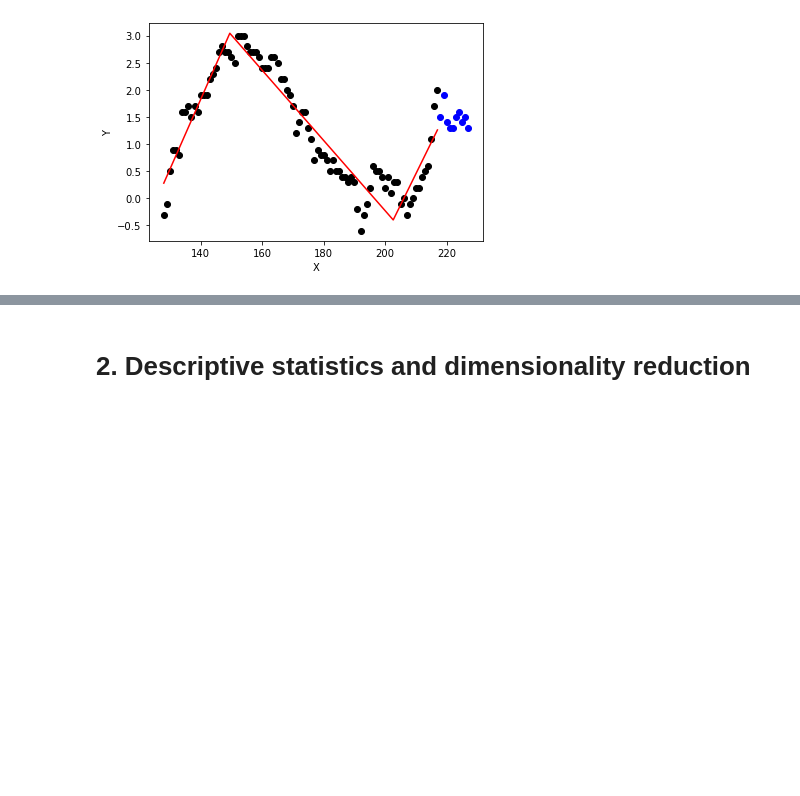
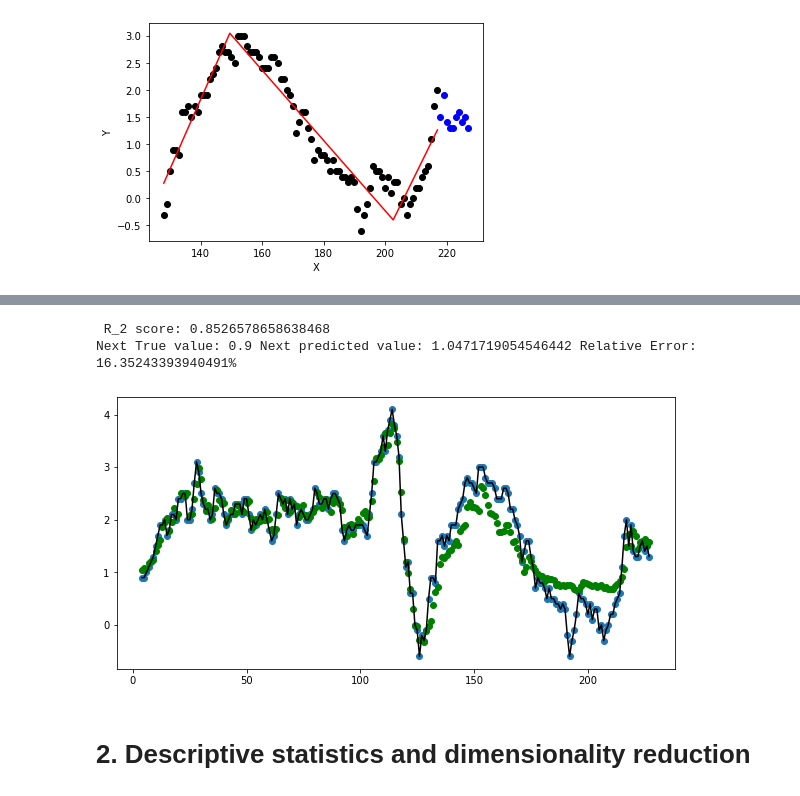
Before and after one commit to SamKimbinyi/int3, a Jupyter notebook: submission.ipynb, the cells around one changed output, grey strips where cells are left out. Drawn from its saved outputs; the diff is of its cells as text; code cells hidden in the pictures; blank space fills up the shorter version.

```diff
--- a/submission.ipynb
+++ b/submission.ipynb
@@ -272,3 +361,24 @@ plt.xlabel('X'); plt.ylabel('Y');
+# %%
+df = pd.read_csv("unseen.csv")
+df["target"] = df["D"].copy()
+df["D"] = df["D"].shift(1)
+for index, columns in enumerate(["A", "B", "C", "D"]):
+    for i in range(4):
+        fill_value = df[columns].iloc[0]
+        df[f"{columns}_Lag_{i}"] = df[columns].shift(i)
+df.drop(["A", "B", "C", "D"], axis=1, inplace=True)
+df = df.dropna()
+target = df["target"]
+df.drop(["target"], axis=1, inplace=True)
+scaler = StandardScaler()
+scaled = scaler.fit_transform(df)
+df = pd.DataFrame(scaled, columns=df.columns)
+print(f" R_2 score: {r2_score(target, model.predict(df))}")
+plot_model(model,df,target)
+# %% [output]
+ R_2 score: 0.8526578658638468
+Next True value: 0.9 Next predicted value: 1.0471719054546442 Relative Error: 16.35243393940491%
+[figure, added]
 # %% [markdown]
 # 2. Descriptive statistics and dimensionality reduction
 # %%
```
Also changed, not shown: parts of 28 cells of this notebook.
